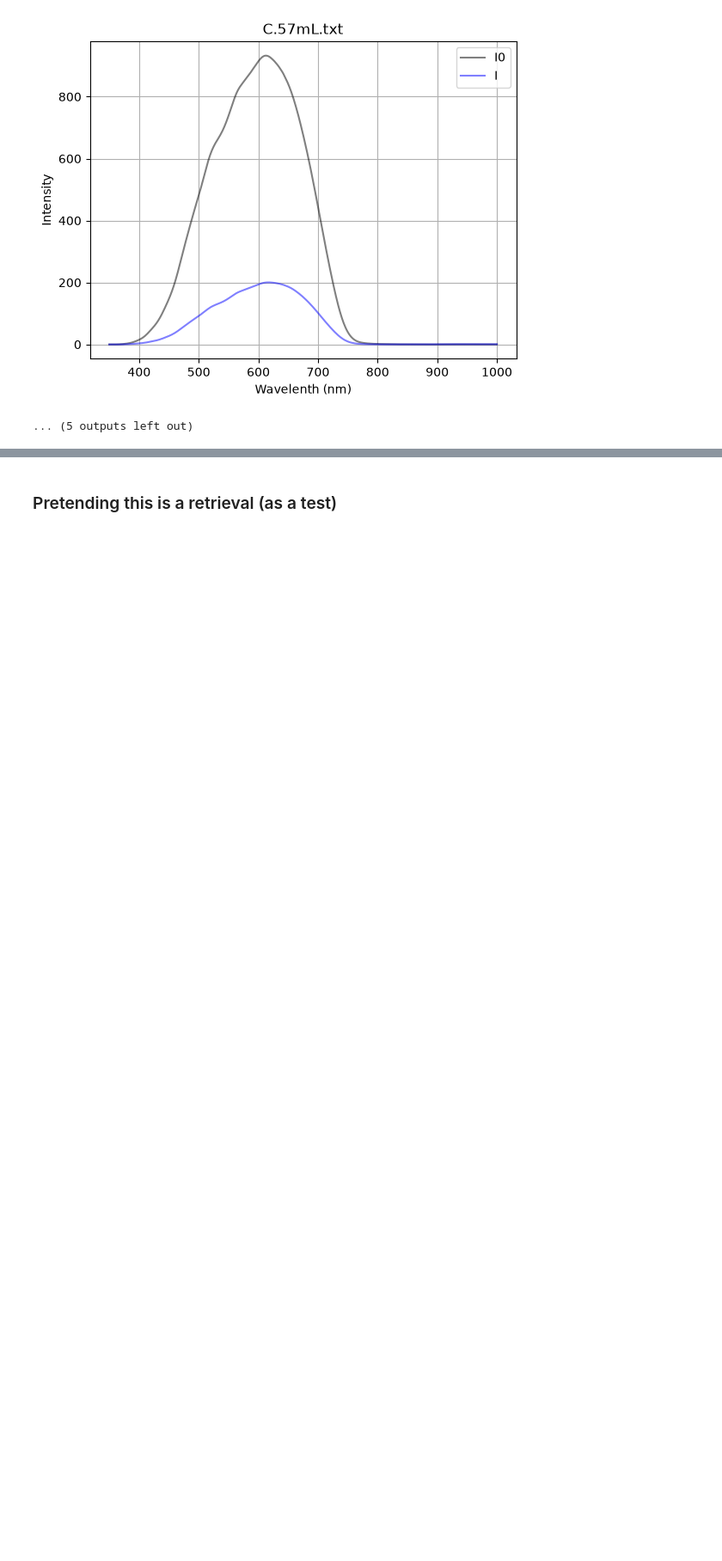
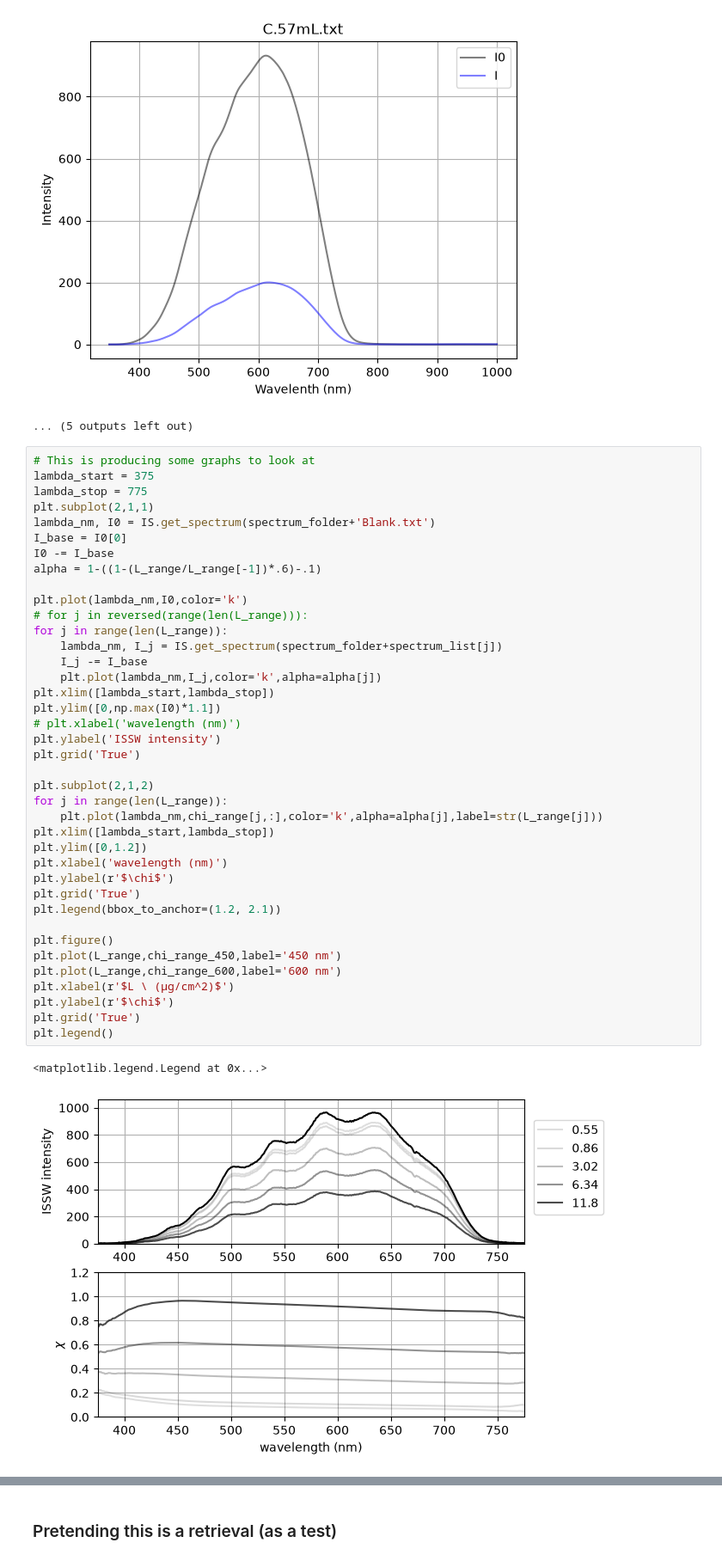
Before and after one commit to upschemistry/LAI_in_snow, a Jupyter notebook: ISSW/ISSW_Calibrate_IV.ipynb, the cells around one changed output, grey strips where cells are left out. Shown at 86% size. Saved outputs shown, nothing was run; the diff lists cells and outputs as text; blank space fills up the shorter version.

```diff
--- a/ISSW/ISSW_Calibrate_IV.ipynb
+++ b/ISSW/ISSW_Calibrate_IV.ipynb
@@ -106,3 +119,45 @@ The shape of chi at those wavelengths =  (5,)
 [figure]
 [figure]
 ... (5 outputs left out)
+# %%
+# This is producing some graphs to look at
+lambda_start = 375
+lambda_stop = 775
+plt.subplot(2,1,1)
+lambda_nm, I0 = IS.get_spectrum(spectrum_folder+'Blank.txt')
+I_base = I0[0]
+I0 -= I_base
+alpha = 1-((1-(L_range/L_range[-1])*.6)-.1)
+
+plt.plot(lambda_nm,I0,color='k')
+# for j in reversed(range(len(L_range))):
+for j in range(len(L_range)):
+    lambda_nm, I_j = IS.get_spectrum(spectrum_folder+spectrum_list[j])
+    I_j -= I_base
+    plt.plot(lambda_nm,I_j,color='k',alpha=alpha[j])
+plt.xlim([lambda_start,lambda_stop])
+plt.ylim([0,np.max(I0)*1.1])
+# plt.xlabel('wavelength (nm)')
+plt.ylabel('ISSW intensity')
+plt.grid('True')
+
+plt.subplot(2,1,2)
+for j in range(len(L_range)):
+    plt.plot(lambda_nm,chi_range[j,:],color='k',alpha=alpha[j],label=str(L_range[j]))
+plt.xlim([lambda_start,lambda_stop])
+plt.ylim([0,1.2])
+plt.xlabel('wavelength (nm)')
+plt.ylabel(r'$\chi$')
+plt.grid('True')
+plt.legend(bbox_to_anchor=(1.2, 2.1))
+
+plt.figure()
+plt.plot(L_range,chi_range_450,label='450 nm')
+plt.plot(L_range,chi_range_600,label='600 nm')
+plt.xlabel(r'$L \ (μg/cm^2)$')
+plt.ylabel(r'$\chi$')
+plt.grid('True')
+plt.legend()
+# %% [output]
+<matplotlib.legend.Legend at 0x...>
+[figure, added]
```
Also changed, not shown: parts of 2 cells of this notebook, 2 other files.
